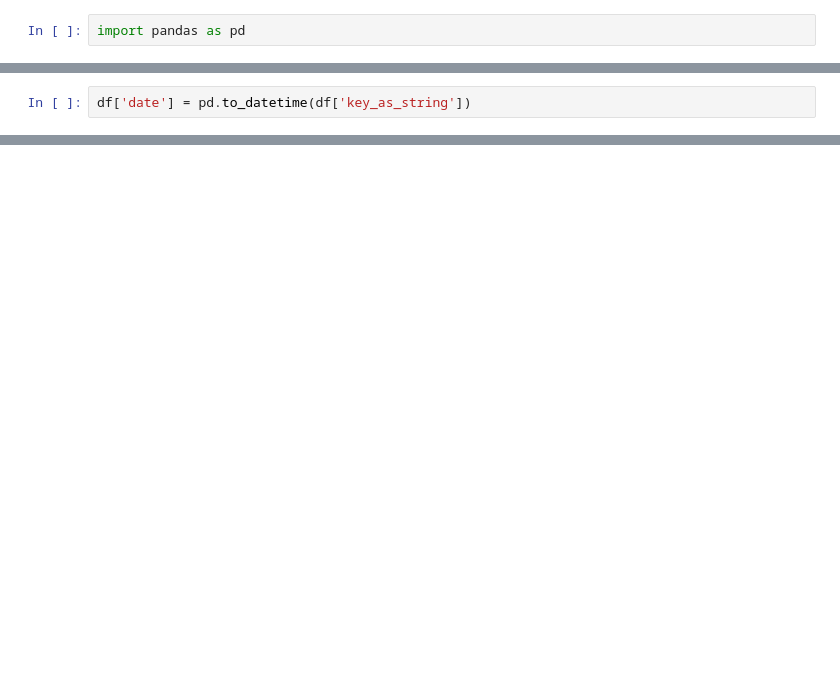
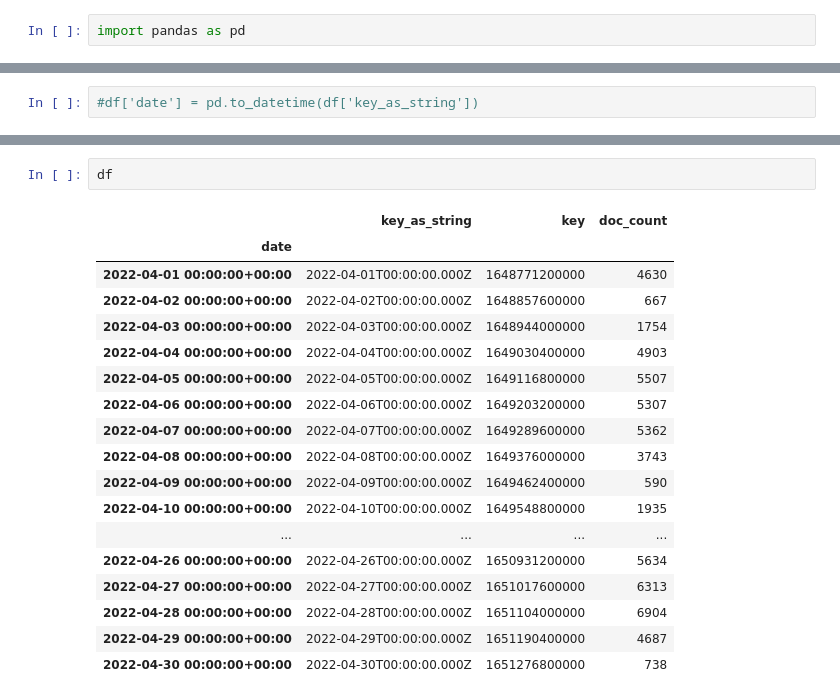
Before and after one commit to MalrangQuant/text-data-anaylsis, a Jupyter notebook: news_trends.ipynb, the cells around one changed output, grey strips where cells are left out. Drawn from its saved outputs; the diff is of its cells as text; blank space fills up the shorter version.

```diff
--- a/news_trends.ipynb
+++ b/news_trends.ipynb
@@ -131,4 +181,4 @@ df.head(3)
 # %%
-df['date'] = pd.to_datetime(df['key_as_string'])
+#df['date'] = pd.to_datetime(df['key_as_string'])
 # %%
 df = df.set_index('date')
@@ -141,0 +257,21 @@ plt.show()
+# %%
+df
+# %% [output]
+|  | key_as_string | key | doc_count |
+| date |  |  |  |
+| 2022-04-01 00:00:00+00:00 | 2022-04-01T00:00:00.000Z | 1648771200000 | 4630 |
+| 2022-04-02 00:00:00+00:00 | 2022-04-02T00:00:00.000Z | 1648857600000 | 667 |
+| 2022-04-03 00:00:00+00:00 | 2022-04-03T00:00:00.000Z | 1648944000000 | 1754 |
+| 2022-04-04 00:00:00+00:00 | 2022-04-04T00:00:00.000Z | 1649030400000 | 4903 |
+| 2022-04-05 00:00:00+00:00 | 2022-04-05T00:00:00.000Z | 1649116800000 | 5507 |
+| 2022-04-06 00:00:00+00:00 | 2022-04-06T00:00:00.000Z | 1649203200000 | 5307 |
+| 2022-04-07 00:00:00+00:00 | 2022-04-07T00:00:00.000Z | 1649289600000 | 5362 |
+| 2022-04-08 00:00:00+00:00 | 2022-04-08T00:00:00.000Z | 1649376000000 | 3743 |
+| 2022-04-09 00:00:00+00:00 | 2022-04-09T00:00:00.000Z | 1649462400000 | 590 |
+| 2022-04-10 00:00:00+00:00 | 2022-04-10T00:00:00.000Z | 1649548800000 | 1935 |
+| ... | ... | ... | ... |
+| 2022-04-26 00:00:00+00:00 | 2022-04-26T00:00:00.000Z | 1650931200000 | 5634 |
+| 2022-04-27 00:00:00+00:00 | 2022-04-27T00:00:00.000Z | 1651017600000 | 6313 |
+| 2022-04-28 00:00:00+00:00 | 2022-04-28T00:00:00.000Z | 1651104000000 | 6904 |
+| 2022-04-29 00:00:00+00:00 | 2022-04-29T00:00:00.000Z | 1651190400000 | 4687 |
+| 2022-04-30 00:00:00+00:00 | 2022-04-30T00:00:00.000Z | 1651276800000 | 738 |
```
Also changed, not shown: parts of 29 cells of this notebook, 22 other files.
